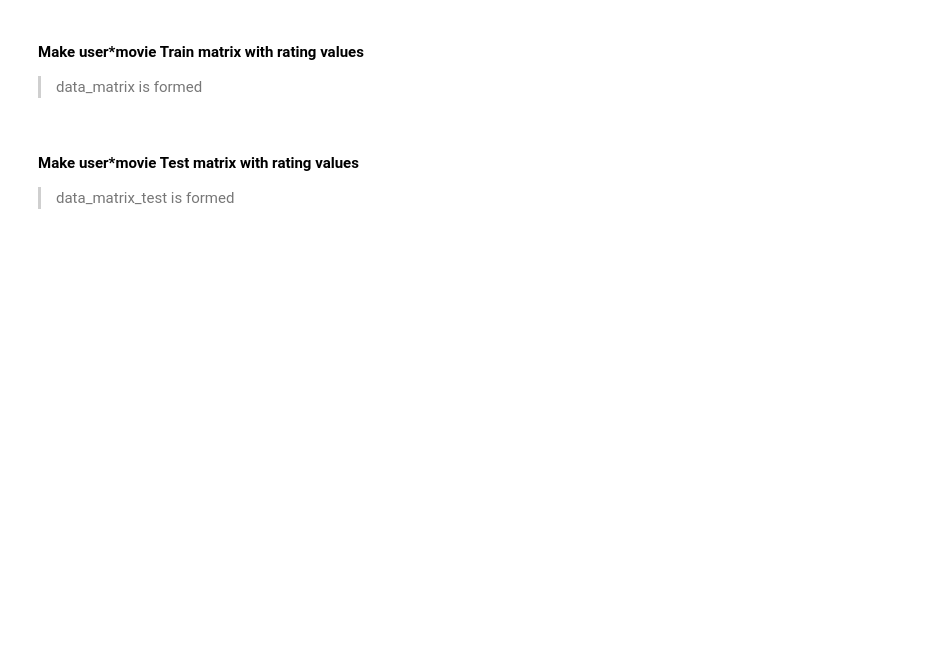
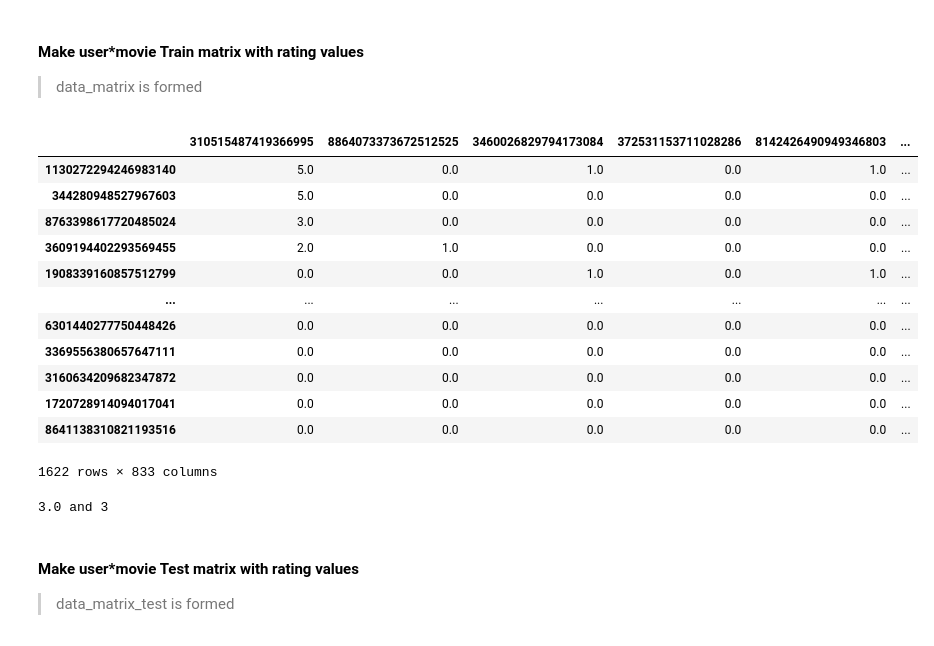
Before and after one commit to ishitamahindroo/NewsRecommendor, a Jupyter notebook: capstone0.ipynb, the cells around one changed output. Drawn from its saved outputs; the diff is of its cells as text; code cells hidden in the pictures; blank space fills up the shorter version.

```diff
--- a/capstone0.ipynb
+++ b/capstone0.ipynb
@@ -677,6 +755,33 @@ df0.shape
 # %% [markdown]
 #### Make user*movie Train matrix with rating values
 > data_matrix is formed
+# %%
+data_matrix = df0
+
+for ind in train.index:
+  if train['rating'][ind]>data_matrix.loc[train['consumer_id'][ind],train['item_id'][ind]]:
+    data_matrix.loc[train['consumer_id'][ind],train['item_id'][ind]]=train['rating'][ind]
+# %%
+data_matrix
+# %% [output]
+|  | 310515487419366995 | 8864073373672512525 | 3460026829794173084 | 372531153711028286 | 8142426490949346803 | ... |
+| 1130272294246983140 | 5.0 | 0.0 | 1.0 | 0.0 | 1.0 | ... |
+| 344280948527967603 | 5.0 | 0.0 | 0.0 | 0.0 | 0.0 | ... |
+| 8763398617720485024 | 3.0 | 0.0 | 0.0 | 0.0 | 0.0 | ... |
+| 3609194402293569455 | 2.0 | 1.0 | 0.0 | 0.0 | 0.0 | ... |
+| 1908339160857512799 | 0.0 | 0.0 | 1.0 | 0.0 | 1.0 | ... |
+| ... | ... | ... | ... | ... | ... | ... |
+| 6301440277750448426 | 0.0 | 0.0 | 0.0 | 0.0 | 0.0 | ... |
+| 3369556380657647111 | 0.0 | 0.0 | 0.0 | 0.0 | 0.0 | ... |
+| 3160634209682347872 | 0.0 | 0.0 | 0.0 | 0.0 | 0.0 | ... |
+| 1720728914094017041 | 0.0 | 0.0 | 0.0 | 0.0 | 0.0 | ... |
+| 8641138310821193516 | 0.0 | 0.0 | 0.0 | 0.0 | 0.0 | ... |
+1622 rows × 833 columns
+# %%
+#print(f"{data_matrix.loc[344280948527967603, 310515487419366995]} and {data1.loc[344280948527967603, 310515487419366995]}")
+print(f"{data_matrix.loc[8763398617720485024, 310515487419366995]} and {pivot_train.loc[8763398617720485024, 310515487419366995]}")
+# %% [output]
+3.0 and 3
 # %% [markdown]
 #### Make user*movie Test matrix with rating values
 > data_matrix_test is formed
```
Also changed, not shown: parts of 43 cells of this notebook.
